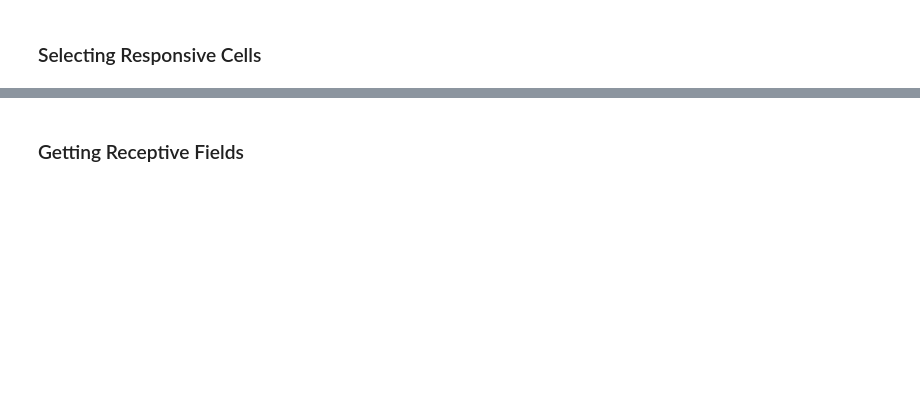
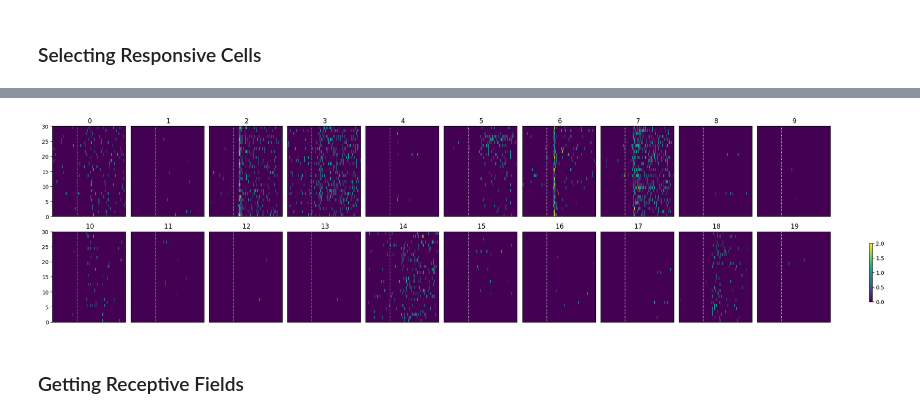
Before and after one commit to AllenInstitute/openscope_databook, a Jupyter notebook: docs/experiments/illusion.ipynb, the cells around one changed output, grey strips where cells are left out. Cells and saved outputs as stored; diff of their text form; code cells hidden in the pictures; blank space fills up the shorter version.

```diff
--- a/docs/experiments/illusion.ipynb
+++ b/docs/experiments/illusion.ipynb
@@ -283,2 +305,7 @@ show_many_responses(control_spike_matrix, 5, 10)
+# %%
+control_selected_idxs = select_cells(control_spike_matrix, stimulus_onset_idx)
+show_many_responses(control_spike_matrix[control_selected_idxs], 5, 10)
+# %% [output]
+[figure, added]
 # %% [markdown]
 ### Getting Receptive Fields
```
Also changed, not shown: parts of 15 cells of this notebook.
